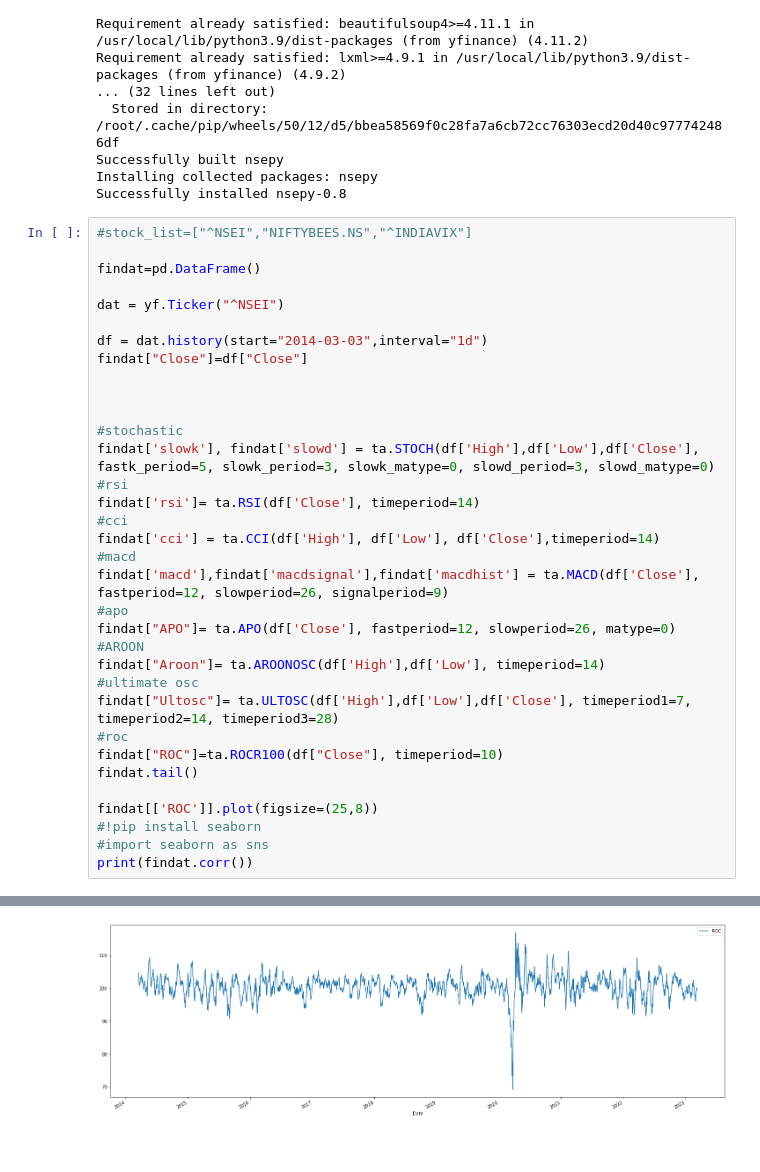
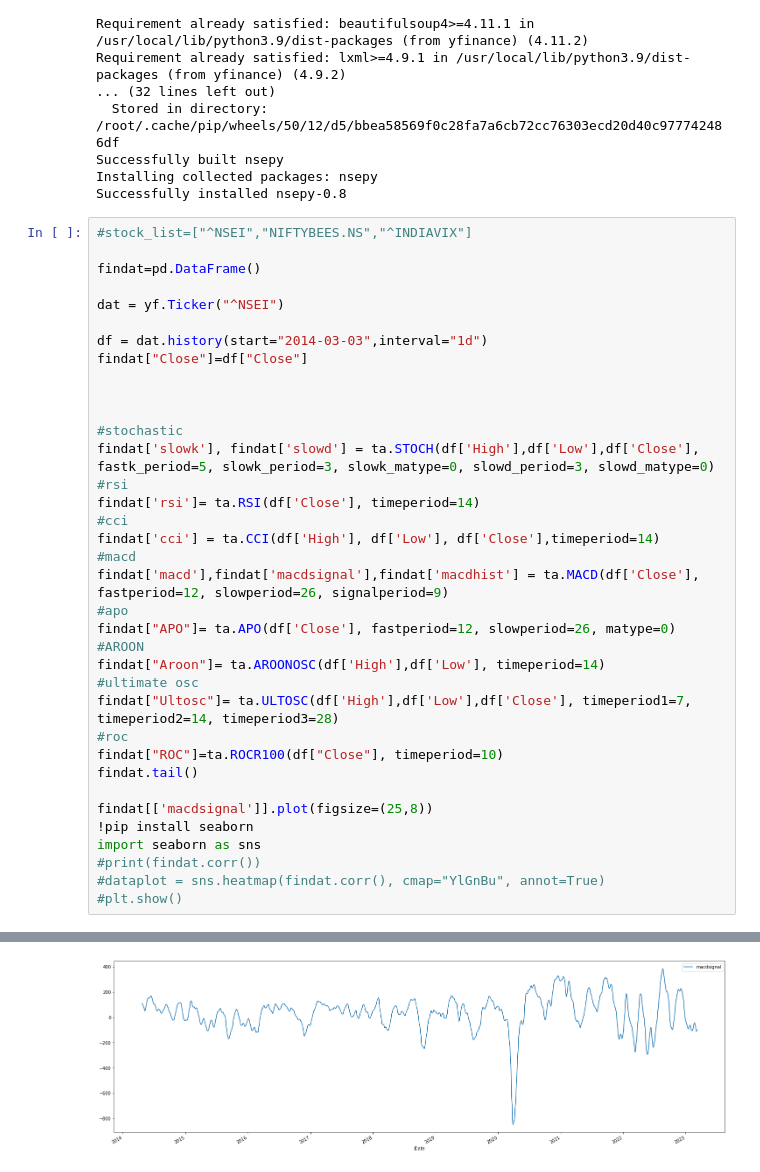
Before and after one commit to namek97/Code_accumulative, a Jupyter notebook: Code_acd.ipynb, the cells around one changed output, grey strips where cells are left out. Drawn from its saved outputs; the diff is of its cells as text.

```diff
--- a/Code_acd.ipynb
+++ b/Code_acd.ipynb
@@ -92,8 +92,10 @@ findat["Ultosc"]= ta.ULTOSC(df['High'],df['Low'],df['Close'], timeperiod1=7, tim
 findat["ROC"]=ta.ROCR100(df["Close"], timeperiod=10)
 findat.tail()
 
-findat[['ROC']].plot(figsize=(25,8))
-#!pip install seaborn
-#import seaborn as sns
-print(findat.corr())
+findat[['macdsignal']].plot(figsize=(25,8))
+!pip install seaborn
+import seaborn as sns
+#print(findat.corr())
+#dataplot = sns.heatmap(findat.corr(), cmap="YlGnBu", annot=True)
+#plt.show()
 # %% [output]
@@ -117,4 +117,4 @@ ROC           0.372190  0.830852  0.488748  0.646534  0.683800  1.000000
-[figure, old version]
+[figure, new version]
 # %%
 import nsepy
 from datetime import date
```
Also changed, not shown: parts of 2 cells of this notebook.
